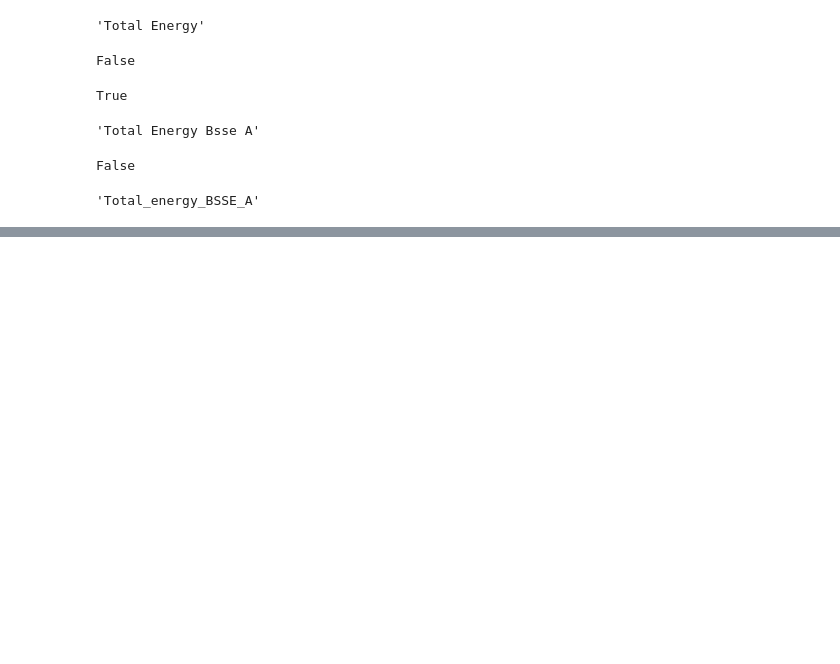
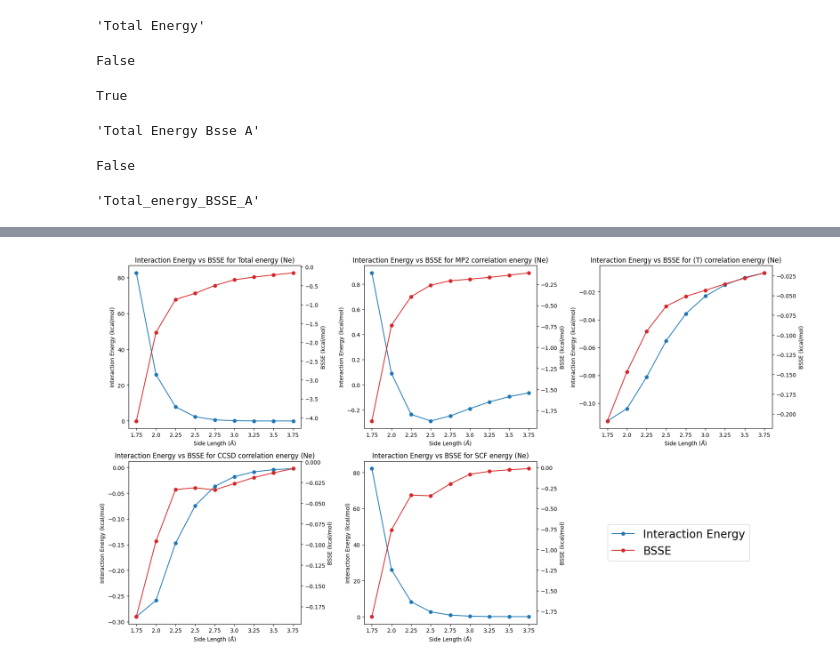
Before and after one commit to rmrresearch/bsse_db, a Jupyter notebook: data/Ne/make_contour_plots.ipynb, the cells around one changed output, grey strips where cells are left out. Cells and saved outputs as stored; diff of their text form; code cells hidden in the pictures; blank space fills up the shorter version.

Commit message:
run calculations for trimers

```diff
--- a/data/Ne/make_contour_plots.ipynb
+++ b/data/Ne/make_contour_plots.ipynb
@@ -525,0 +524,29 @@ plt.show()
+# %%
+import json
+from bsse_calculator.plotting_helpers import *
+energies = json.loads(open("Ne_trimer_energies.json", "r").read())
+energy_dfs = create_df(energies)
+energy_dfs = {
+    k: create_BSSEs_and_interaction_energies(df) for k, df in energy_dfs.items()
+  }
+fig, axes = plt.subplots(2, 3, figsize=(18, 10))
+axes = axes.flatten()
+for ax, (k, df) in zip(axes, energy_dfs.items()):
+    formated_title = k.replace("_", " ")
+    lines, labels = plot_dual_axis(
+        df["Total Interaction Energy (BSSE free)"],
+        df["Total BSSE"],
+        df["side_length"],
+        ax1=ax,
+        title=f"Interaction Energy vs BSSE for {formated_title} (Ne)",
+        x_label="Side Length (Å)",
+        y1_label="Interaction Energy (kcal/mol)",
+        y2_label="BSSE (kcal/mol)",
+        label1="Interaction Energy",
+        label2="BSSE",
+    )
+plt.tight_layout()
+ax.legend(lines, labels, prop={'size': 20}, loc='center left', bbox_to_anchor=(1.380, 0.5))
+fig.delaxes(axes[-1])
+# %% [output]
+[figure, added]
```
Also changed, not shown: parts of 12 cells of this notebook, 18 other files.
